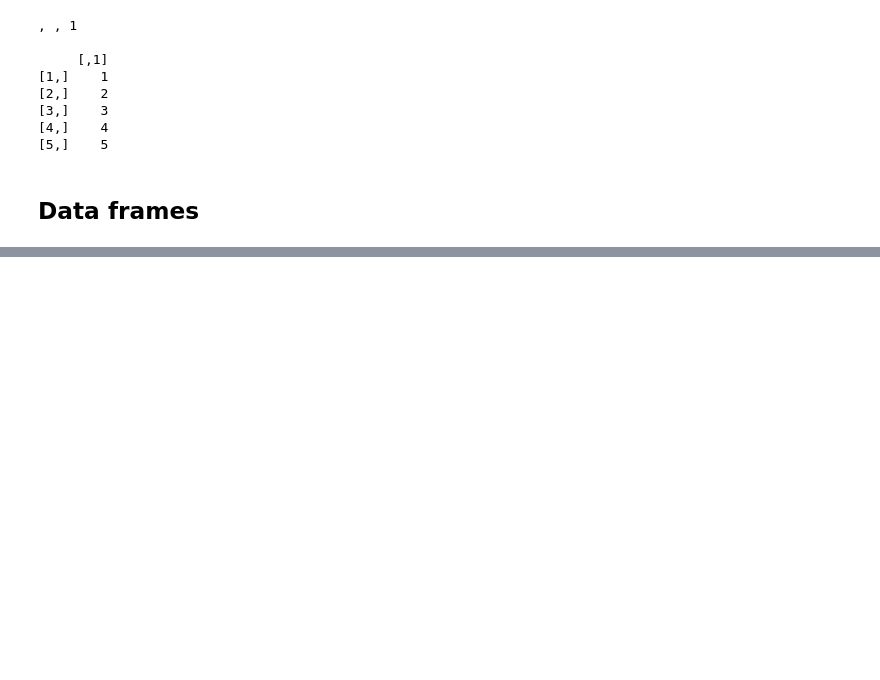
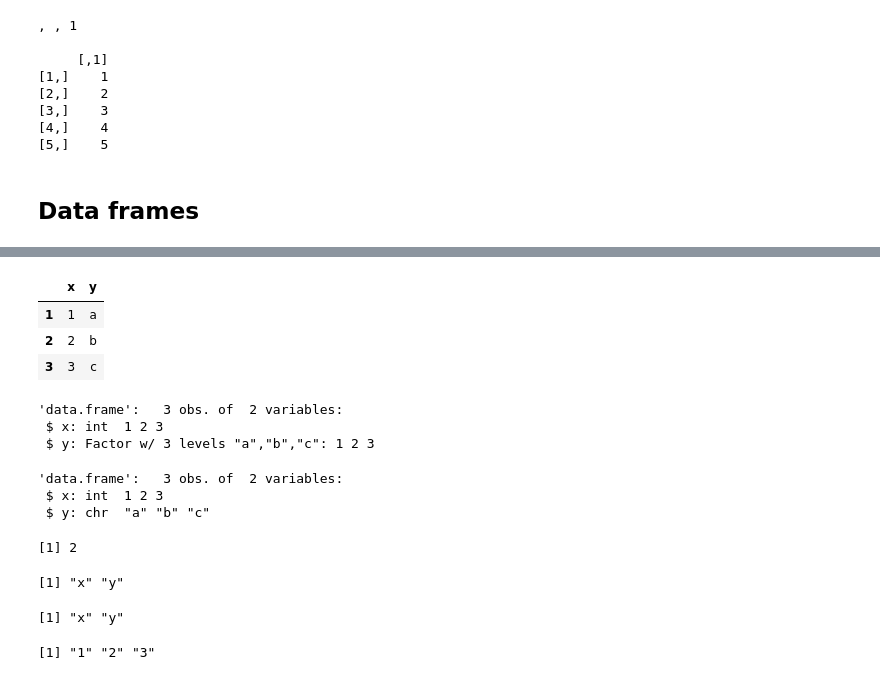
Before and after one commit to pgm111/study-AdvancedR, a Jupyter notebook: 02-Data-structures.ipynb, the cells around one changed output, grey strips where cells are left out. Drawn from its saved outputs; the diff is of its cells as text; code cells hidden in the pictures; blank space fills up the shorter version.

```diff
--- a/02-Data-structures.ipynb
+++ b/02-Data-structures.ipynb
@@ -698,0 +705,35 @@ print(x3)
+# %%
+df <- data.frame(x = 1:3, y = c("a", "b", "c"))
+df
+# %% [output]
+|  | x | y |
+| 1 | 1 | a |
+| 2 | 2 | b |
+| 3 | 3 | c |
+# %%
+str(df)
+# %% [output]
+'data.frame':   3 obs. of  2 variables:
+ $ x: int  1 2 3
+ $ y: Factor w/ 3 levels "a","b","c": 1 2 3
+# %%
+df <- data.frame(x = 1:3, y = c("a", "b", "c"), stringsAsFactors=FALSE)
+str(df)
+# %% [output]
+'data.frame':   3 obs. of  2 variables:
+ $ x: int  1 2 3
+ $ y: chr  "a" "b" "c"
+# %%
+length(df)
+# %% [output]
+[1] 2
+# %%
+names(df)
+colnames(df)
+# %% [output]
+[1] "x" "y"
+[1] "x" "y"
+# %%
+rownames(df)
+# %% [output]
+[1] "1" "2" "3"
```
Also changed, not shown: parts of 15 cells of this notebook.
